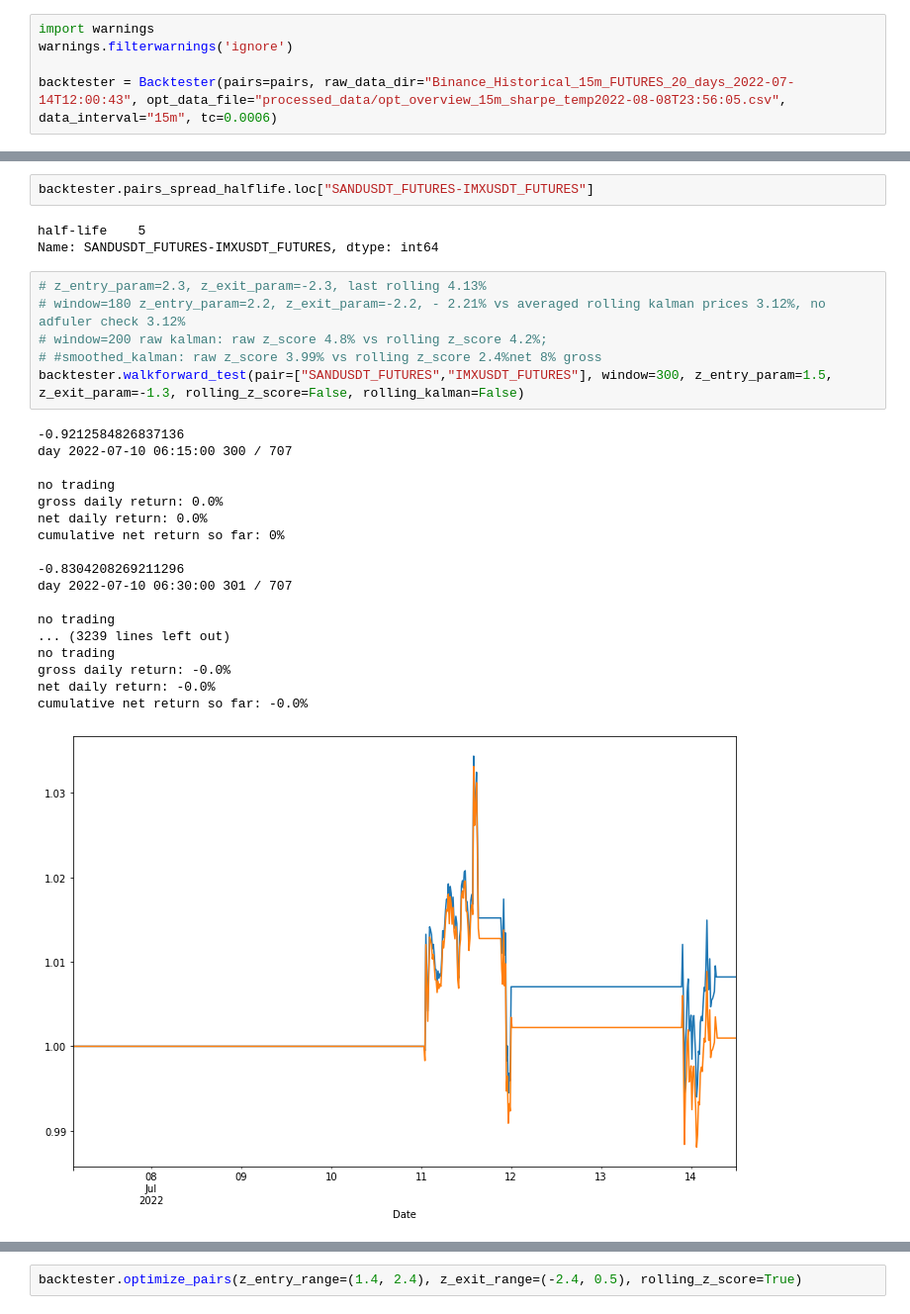
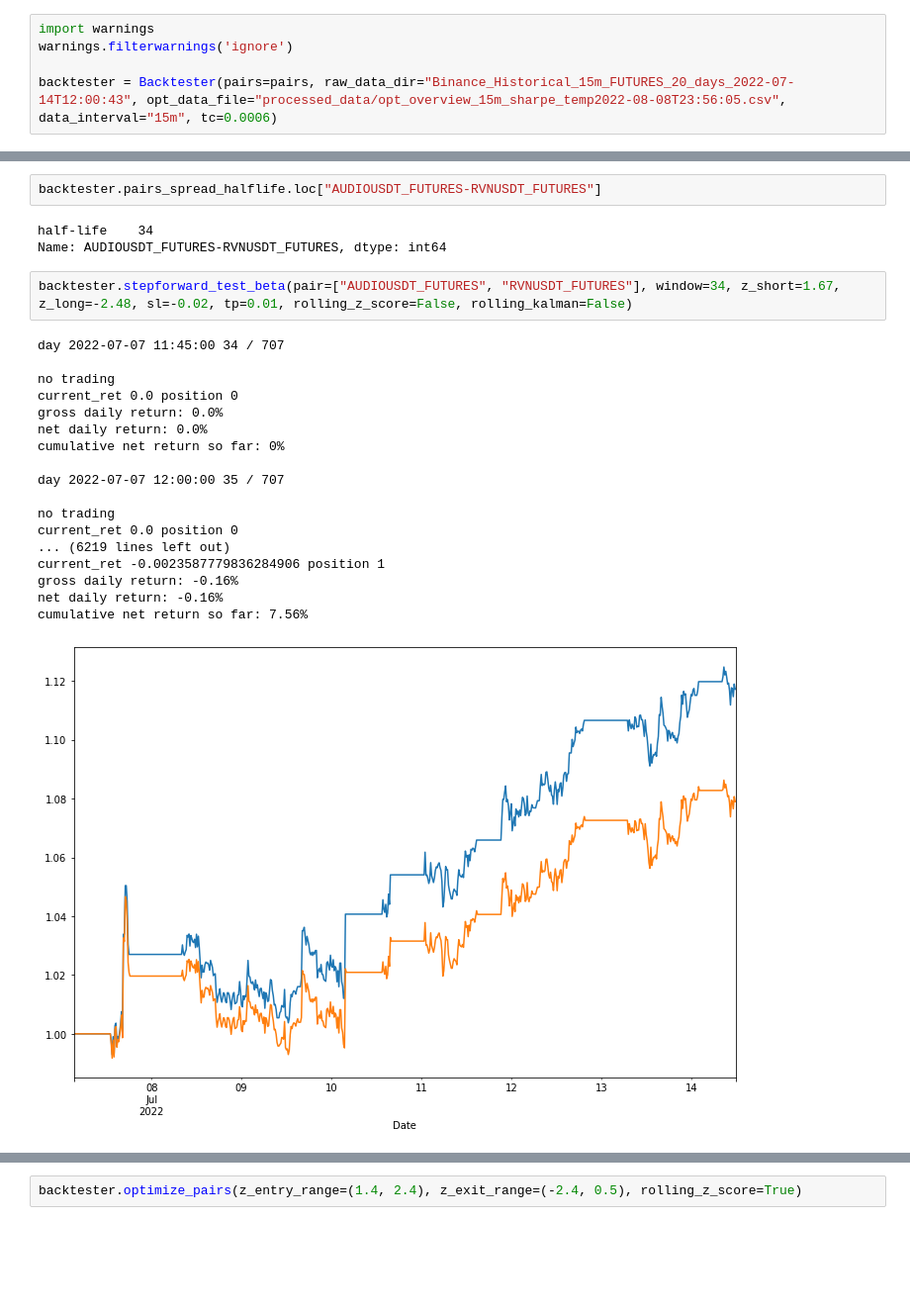
Before and after one commit to mscbr/algo_pairs, a Jupyter notebook: class_modules.ipynb, the cells around one changed output, grey strips where cells are left out. Shown at 99% size. Cells and saved outputs as stored; diff of their text form; blank space fills up the shorter version.

```diff
--- a/class_modules.ipynb
+++ b/class_modules.ipynb
@@ -873,30 +995,26 @@ backtester.pairs_spread_halflife
 # %%
-backtester.pairs_spread_halflife.loc["SANDUSDT_FUTURES-IMXUSDT_FUTURES"]
+backtester.pairs_spread_halflife.loc["AUDIOUSDT_FUTURES-RVNUSDT_FUTURES"]
 # %% [output]
-half-life    5
-Name: SANDUSDT_FUTURES-IMXUSDT_FUTURES, dtype: int64
+half-life    34
+Name: AUDIOUSDT_FUTURES-RVNUSDT_FUTURES, dtype: int64
-# %%
-# z_entry_param=2.3, z_exit_param=-2.3, last rolling 4.13%
-# window=180 z_entry_param=2.2, z_exit_param=-2.2, - 2.21% vs averaged rolling kalman prices 3.12%, no adfuler check 3.12%
-# window=200 raw kalman: raw z_score 4.8% vs rolling z_score 4.2%;
-# #smoothed_kalman: raw z_score 3.99% vs rolling z_score 2.4%net 8% gross
-backtester.walkforward_test(pair=["SANDUSDT_FUTURES","IMXUSDT_FUTURES"], window=300, z_entry_param=1.5, z_exit_param=-1.3, rolling_z_score=False, rolling_kalman=False)
-# %% [output]
--0.9212584826837136
-day 2022-07-10 06:15:00 300 / 707
-
-no trading
-gross daily return: 0.0%
-net daily return: 0.0%
-cumulative net return so far: 0%
-
--0.8304208269211296
-day 2022-07-10 06:30:00 301 / 707
-
-no trading
-... (3239 lines left out)
-no trading
-gross daily return: -0.0%
-net daily return: -0.0%
-cumulative net return so far: -0.0%
-[figure, removed]
+# %%
+backtester.stepforward_test_beta(pair=["AUDIOUSDT_FUTURES", "RVNUSDT_FUTURES"], window=34, z_short=1.67, z_long=-2.48, sl=-0.02, tp=0.01, rolling_z_score=False, rolling_kalman=False)
+# %% [output]
+day 2022-07-07 11:45:00 34 / 707
+
+no trading
+current_ret 0.0 position 0
+gross daily return: 0.0%
+net daily return: 0.0%
+cumulative net return so far: 0%
+
+day 2022-07-07 12:00:00 35 / 707
+
+no trading
+current_ret 0.0 position 0
+... (6219 lines left out)
+current_ret -0.0023587779836284906 position 1
+gross daily return: -0.16%
+net daily return: -0.16%
+cumulative net return so far: 7.56%
+[figure, added]
```
Also changed, not shown: parts of 22 cells of this notebook, 5 other files.
